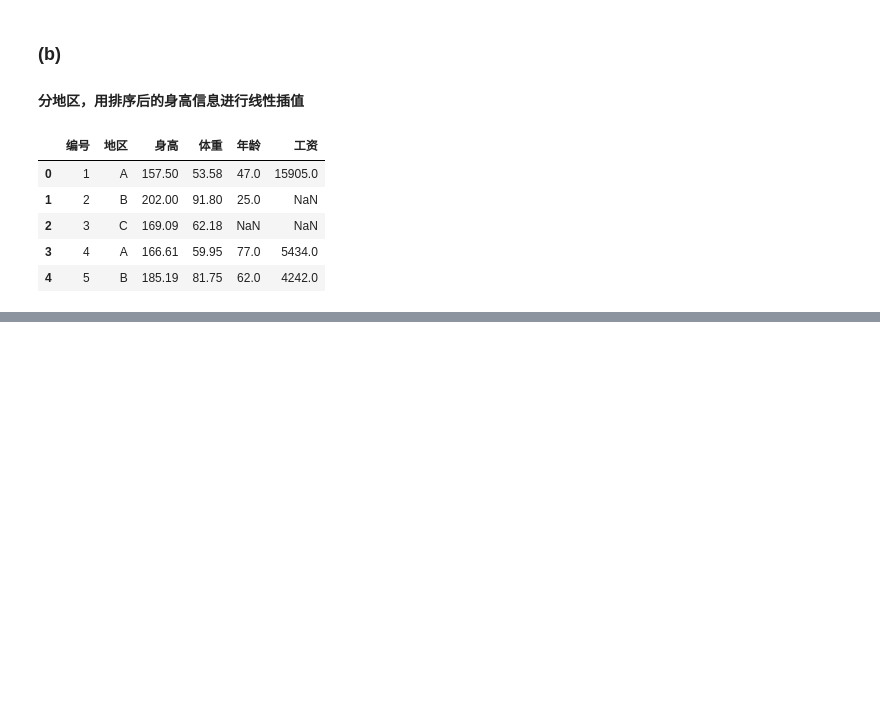
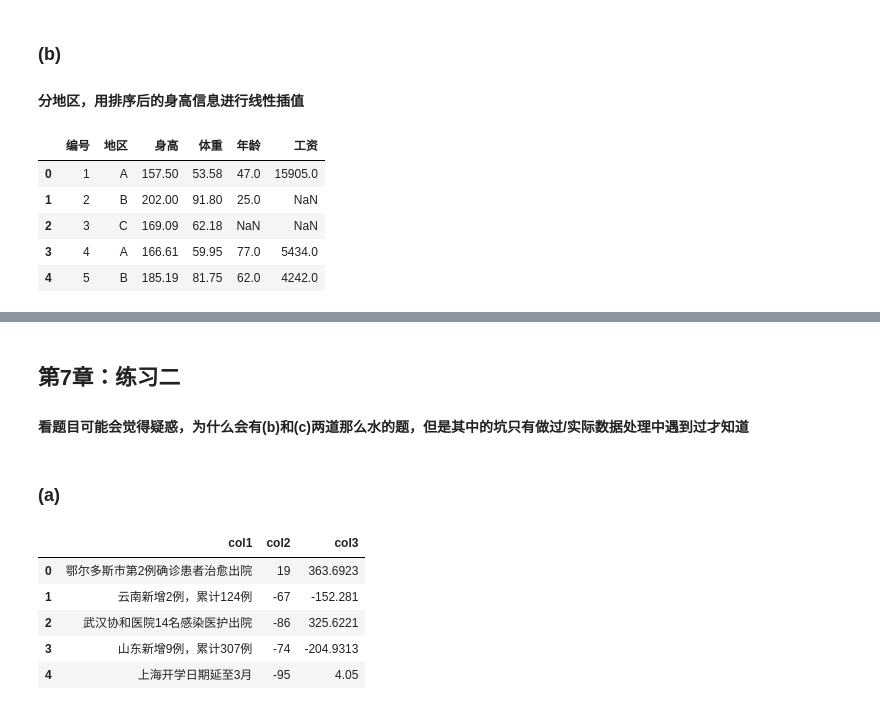
Before and after one commit to datawhalechina/joyful-pandas, a Jupyter notebook: 参考答案.ipynb, the cells around one changed output, grey strips where cells are left out. Saved outputs shown, nothing was run; the diff lists cells and outputs as text; code cells hidden in the pictures; blank space fills up the shorter version.

```diff
--- a/参考答案.ipynb
+++ b/参考答案.ipynb
@@ -740,0 +815,15 @@ df_method_1.head()
+# %% [markdown]
+## 第7章：练习二
+#### 看题目可能会觉得疑惑，为什么会有(b)和(c)两道那么水的题，但是其中的坑只有做过/实际数据处理中遇到过才知道
+# %% [markdown]
+### (a)
+# %%
+df = pd.read_csv('data/String_data_two.csv')
+df.head()
+# %% [output]
+|  | col1 | col2 | col3 |
+| 0 | 鄂尔多斯市第2例确诊患者治愈出院 | 19 | 363.6923 |
+| 1 | 云南新增2例，累计124例 | -67 | -152.281 |
+| 2 | 武汉协和医院14名感染医护出院 | -86 | 325.6221 |
+| 3 | 山东新增9例，累计307例 | -74 | -204.9313 |
+| 4 | 上海开学日期延至3月 | -95 | 4.05 |
```
Also changed, not shown: parts of 22 cells of this notebook, 5 other files.
